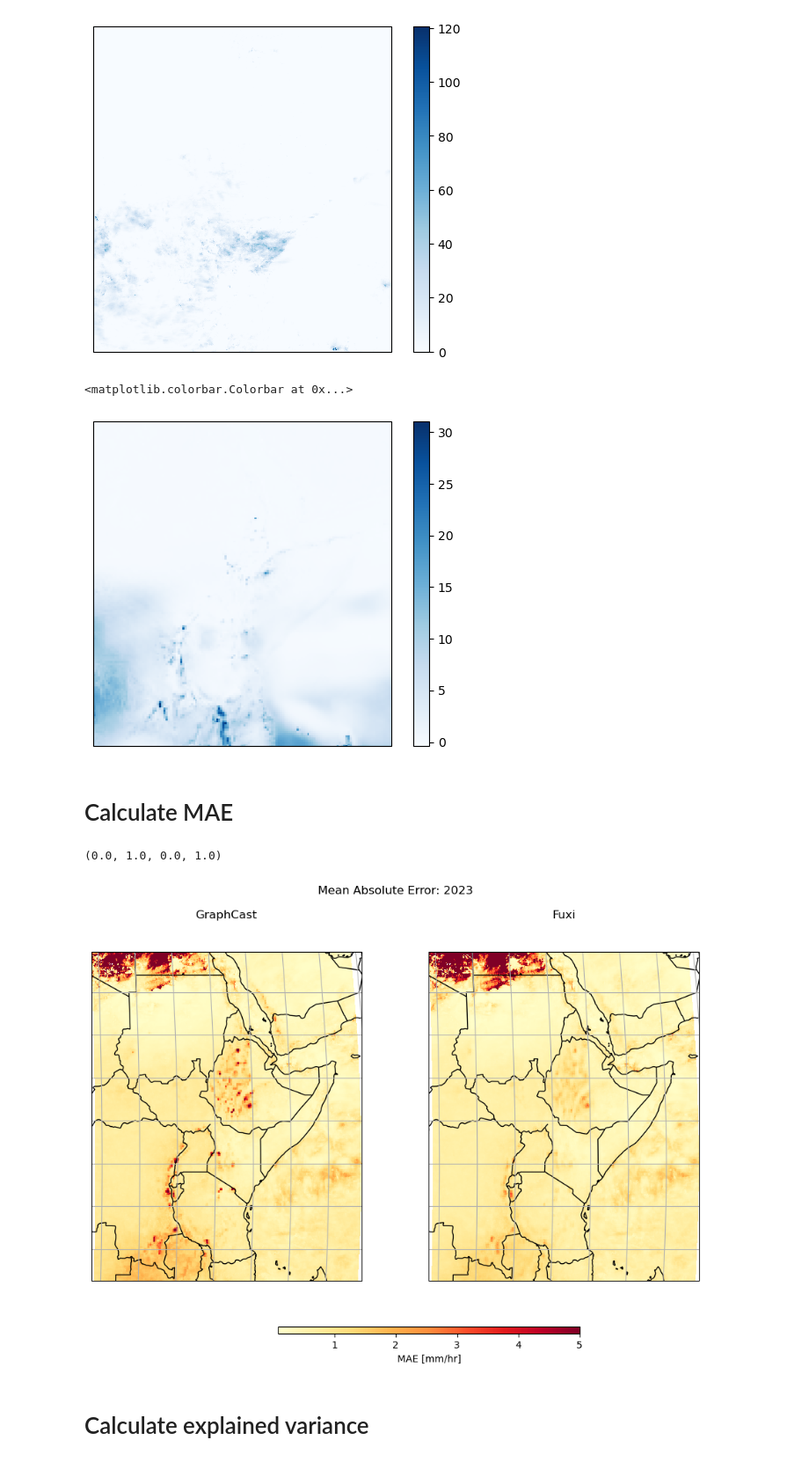
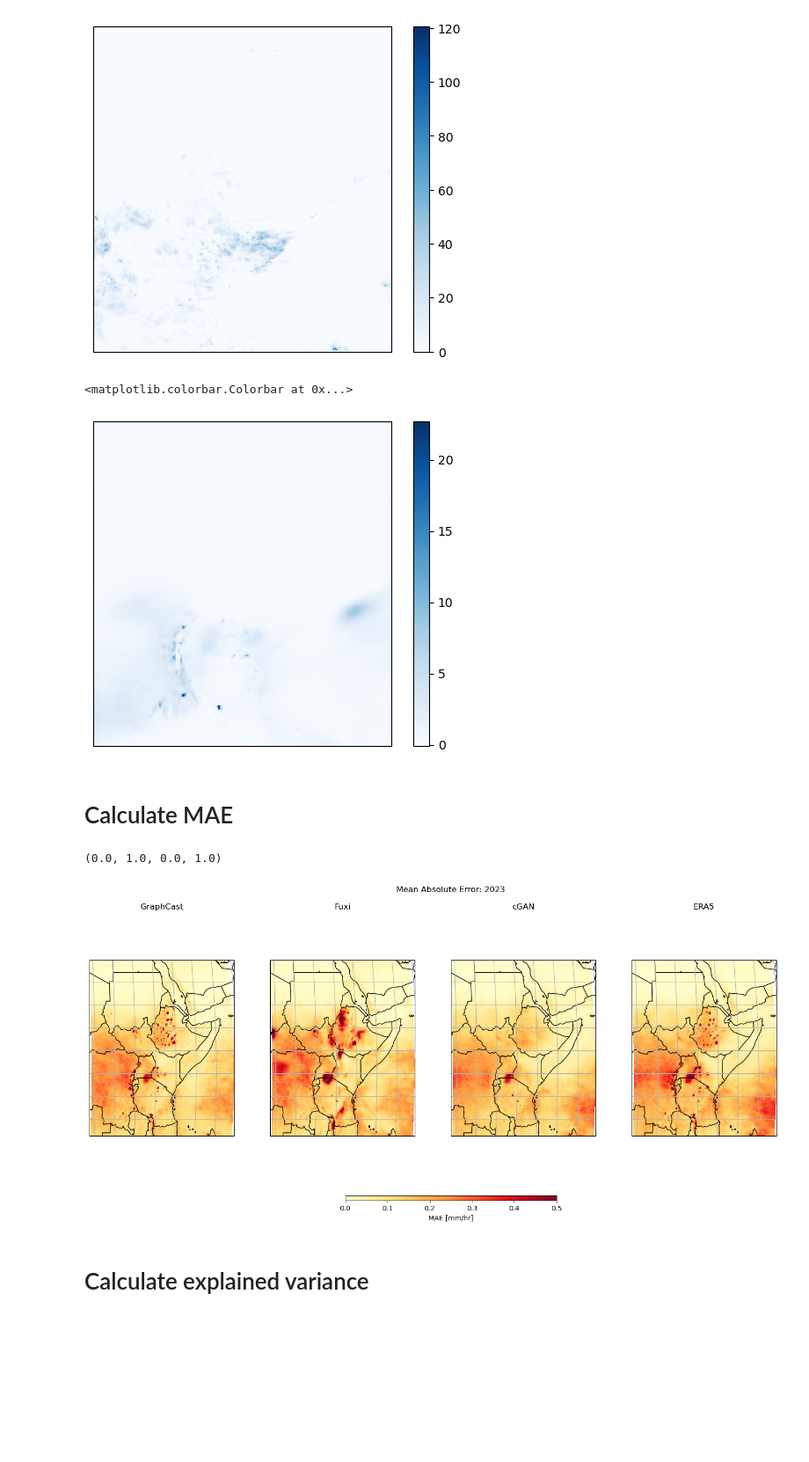
Before and after one commit to snath-xoc/AImodels_benchmarking, a Jupyter notebook: verification/AImodels_fcst_ver.ipynb, the cells around one changed output. Shown at 88% size. Cells and saved outputs as stored; diff of their text form; code cells hidden in the pictures; blank space fills up the shorter version.

```diff
--- a/verification/AImodels_fcst_ver.ipynb
+++ b/verification/AImodels_fcst_ver.ipynb
@@ -51,2 +41,4 @@ df_IMERG = xr.concat([get_IMERG_year(2018), get_IMERG_year(2019), get_IMERG_year
+# %%
+df_era5 = df_all[-1][1]
 # %%
 df_cgan = get_cGAN('/network/group/aopp/predict/TIP017_COOPER_SURFACE/cGAN/ICPAC/24h_IMERG_v7/',2020)
@@ -99,8 +114,8 @@ description :
 # %%
 import pandas as pd
 
-times_train = np.arange('2021-09-01','2023-01-01',np.timedelta64(1,'D'),dtype='datetime64[ns]')
-times_test = np.arange('2023-01-01','2024-01-01',np.timedelta64(1,'D'),dtype='datetime64[ns]')
+times_train = np.arange('2018-01-01','2020-01-01',np.timedelta64(1,'D'),dtype='datetime64[ns]')
+times_test = np.arange('2020-01-01','2021-01-01',np.timedelta64(1,'D'),dtype='datetime64[ns]')
 
 
 models =['fuxi','graphcast']
@@ -111,17 +126,15 @@ preds = {}
 y_test = {}
 crps = {}
 
-for model in models:
-    fit_results = isodistrreg.fit_idr_gp(df_ai.sel({'model':model}),
+for model in ['era5']:
+    fit_results = isodistrreg.fit_idr_gp(df_era5_regridded.rename({'total_precipitation_24hr':'precipitation'}).precipitation,
                                               df_IMERG.precipitation, times_train, times_test, parallel=True,n_workers=80)
 
     idr_fit[model] = fit_results[0]
     preds[model] = fit_results[1]
     y_test[model] = fit_results[2]
 
-    crps[model] = isodistrreg.crps_over_gp(preds[model], y_test[model])
 
-    joblib.dump(idr_fit[model],'/network/group/aopp/predict/TIP022_NATH_GFSAIMOD/'+model+'/postprocessing_results/idr_fit_land.pkl')
-    joblib.dump(preds[model],'/network/group/aopp/predict/TIP022_NATH_GFSAIMOD/'+model+'/postprocessing_results/preds_test_land.pkl')
-    joblib.dump(y_test[model],'/network/group/aopp/predict/TIP022_NATH_GFSAIMOD/'+model+'/postprocessing_results/y_test_land.pkl')
-    joblib.dump(crps[model],'/network/group/aopp/predict/TIP022_NATH_GFSAIMOD/'+model+'/postprocessing_results/crps_test_land.pkl')
+    joblib.dump(idr_fit[model],'/network/group/aopp/predict/TIP022_NATH_GFSAIMOD/era5/postprocessing_results/idr_fit_land.pkl')
+    joblib.dump(preds[model],'/network/group/aopp/predict/TIP022_NATH_GFSAIMOD/era5/postprocessing_results/preds_test_land.pkl')
+    joblib.dump(y_test[model],'/network/group/aopp/predict/TIP022_NATH_GFSAIMOD/era5/postprocessing_results/y_test_land.pkl')
@@ -188,11 +169,11 @@ plt.colorbar(mesh)
 # %%
 ax = plt.axes(projection = ccrs.PlateCarree())
 
-mesh = ax.pcolormesh(lons_reg, lats_reg, df_ai.sel({'model':'graphcast'}).sum('step').values[90,:,:]*1000/6, cmap='Blues')
+mesh = ax.pcolormesh(df_ai.lon.values, df_ai.lat.values, df_ai.sel({'model':'graphcast'}).values[90,:,:]*1000/6, cmap='Blues')
 plt.colorbar(mesh)
 # %% [output]
 <matplotlib.colorbar.Colorbar at 0x...>
-[figure, old version]
+[figure, new version]
 # %% [markdown]
 # Calculate MAE
 # %%
@@ -204,12 +185,12 @@ import matplotlib.pyplot as plt
 import cartopy.crs as ccrs
 import cartopy.feature as cfeature
 
-n_col = 2
+n_col = 4
 n_row = 2
 
 fs_title=16
 
-fig=plt.figure(figsize=(15,9))
+fig=plt.figure(figsize=(21,9))
 plt.rcParams.update({'font.size': 10})
 plt.rcParams.update({'mathtext.default':'regular'})
 plt.rcParams.update({'mathtext.default':'it'})
@@ -219,54 +200,65 @@ grid = plt.GridSpec(n_row*10, n_col*5+2, wspace=0, hspace=0.2) # create a grid f
 
 props = dict(boxstyle='round', facecolor='wheat', alpha=0.5)
 
-#times = np.arange('2023-03-01', '2023-06-01', np.timedelta64(1, 'D'), dtype=np.datetime64)
+times = np.arange('2023-01-01', '2023-12-31', np.timedelta64(1, 'D'), dtype=np.datetime64)
 header_time = '2023'
-times=df_ai.time.values#np.arange('2023-03-01', '2023-06-01', np.timedelta64(1, 'D'), dtype=np.datetime64)
-model_label_dict = {'graphcast': 'GraphCast', 'fuxi': 'Fuxi', 'era5':'ERA5'}
+#times=df_ai.time.values#np.arange('2023-03-01', '2023-06-01', np.timedelta64(1, 'D'), dtype=np.datetime64)
+model_label_dict = {'graphcast': 'GraphCast', 'fuxi': 'Fuxi', 'era5':'ERA5','cGAN':'cGAN'}
 
 i_y = 0
 
-axtitle = plt.subplot(grid[0,4:7])
+axtitle = plt.subplot(grid[0,2:-2])
 plt.title('Mean Absolute Error: '+header_time)
 plt.axis('off')
 
-for model in ['graphcast','fuxi']:
+for model in ['graphcast','fuxi','cGAN','era5']:
 
     axsubtitle = plt.subplot(grid[1,i_y*5+1:i_y*5+5])
     plt.title(model_label_dict[model])
     plt.axis('off')
 
     ax = plt.subplot(grid[1:-3,i_y*5+1:i_y*5+5], projection=ccrs.Robinson(central_longitude=0))
     ax.gridlines()
     ax.add_feature(cfeature.BORDERS, linewidth=1)
     ax.add_feature(cfeature.COASTLINE, linewidth=1)
 
     #ax.set_xticks(np.unique(lons_reg.astype(int)))
     #ax.set_yticks(np.unique(lats_reg.astype(int)))
 
     ax.set_xlabel('Longitude (degrees East)')
     ax.set_ylabel('Latitude (degrees North)')
 
     if model == 'era5':
+        mae = MAE_xarray(df_era5.resample({'time':'D'}).mean('time')*1000/6, df_IMERG.drop_duplicates('time').precipitation,
+                         np.arange('2020-01-01', '2021-01-01', np.timedelta64(1, 'D'), dtype=np.datetime64),
+                        log=False)
 
-        mae = MAE_xarray(df_era5, df_IMERG, times)
+    elif model == 'cGAN':
+        mae = MAE_xarray(df_cgan.mean('member')\
+                         .drop_vars(['fcst_valid_time'])\
+                         .rename({'latitude':'lat','longitude':'lon'})\
+                         .precipitation.squeeze(dim='valid_time',drop=True),
+                         df_IMERG.drop_duplicates('time').precipitation,
+                         np.arange('2020-01-01', '2021-01-01', np.timedelta64(1, 'D'), dtype=np.datetime64),
+                         log=False)
     else:
-        mae = MAE_xarray(df_ai.sel({'model':model}).sum('step').drop('model').drop('surface')\
-                         .compute()*1000/6,
-                         df_IMERG.precipitation*24, times, log=False, normalised=True)
+        mae = MAE_xarray(df_ai.sel({'model':model}).drop_vars(['model'])\
+                         .compute()*1000/24,
+                         df_IMERG.drop_duplicates('time').precipitation,
+                         np.arange('2023-01-01', '2024-01-01', np.timedelta64(1, 'D'), dtype=np.datetime64), log=False, normalised=False)
 
-    mesh = ax.pcolormesh(mae.longitude.values, mae.latitude.values, mae.values, vmax=5, cmap='YlOrRd', transform=ccrs.PlateCarree())
+    mesh = ax.pcolormesh(mae.lon.values, mae.lat.values, mae.values, cmap='YlOrRd', vmin = 0, vmax = 0.5, transform=ccrs.PlateCarree())
 
     i_y+=1
 
 axcbar = plt.subplot(grid[-4:-2, 2:-2])
 cbar = plt.colorbar(mesh, ax = axcbar, orientation='horizontal', aspect=45)
 cbar.ax.set_xlabel('MAE [mm/hr]')
 
 plt.axis('off')
 # %% [output]
 (0.0, 1.0, 0.0, 1.0)
-[figure, old version]
+[figure, new version]
 # %% [markdown]
 # Calculate explained variance
 # %%
```
Also changed, not shown: parts of 20 cells of this notebook, 4 other files.
